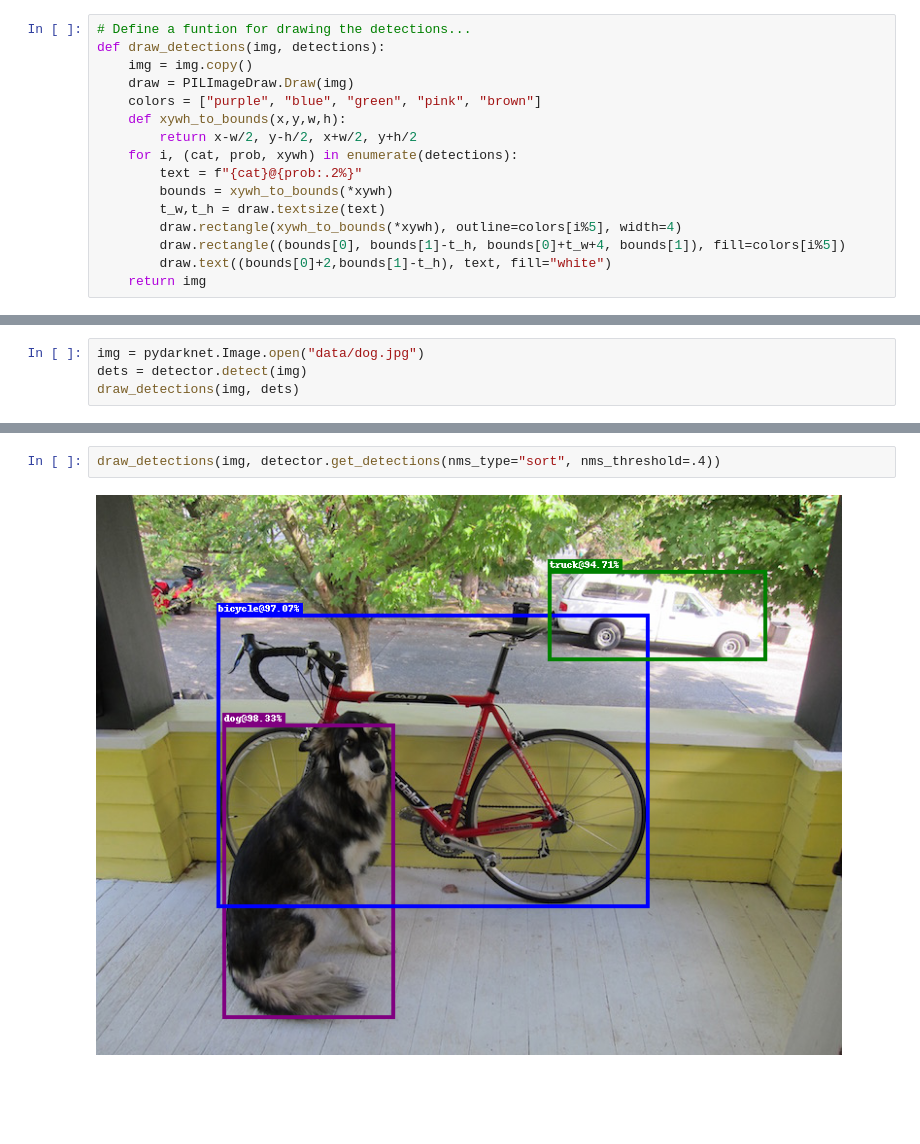
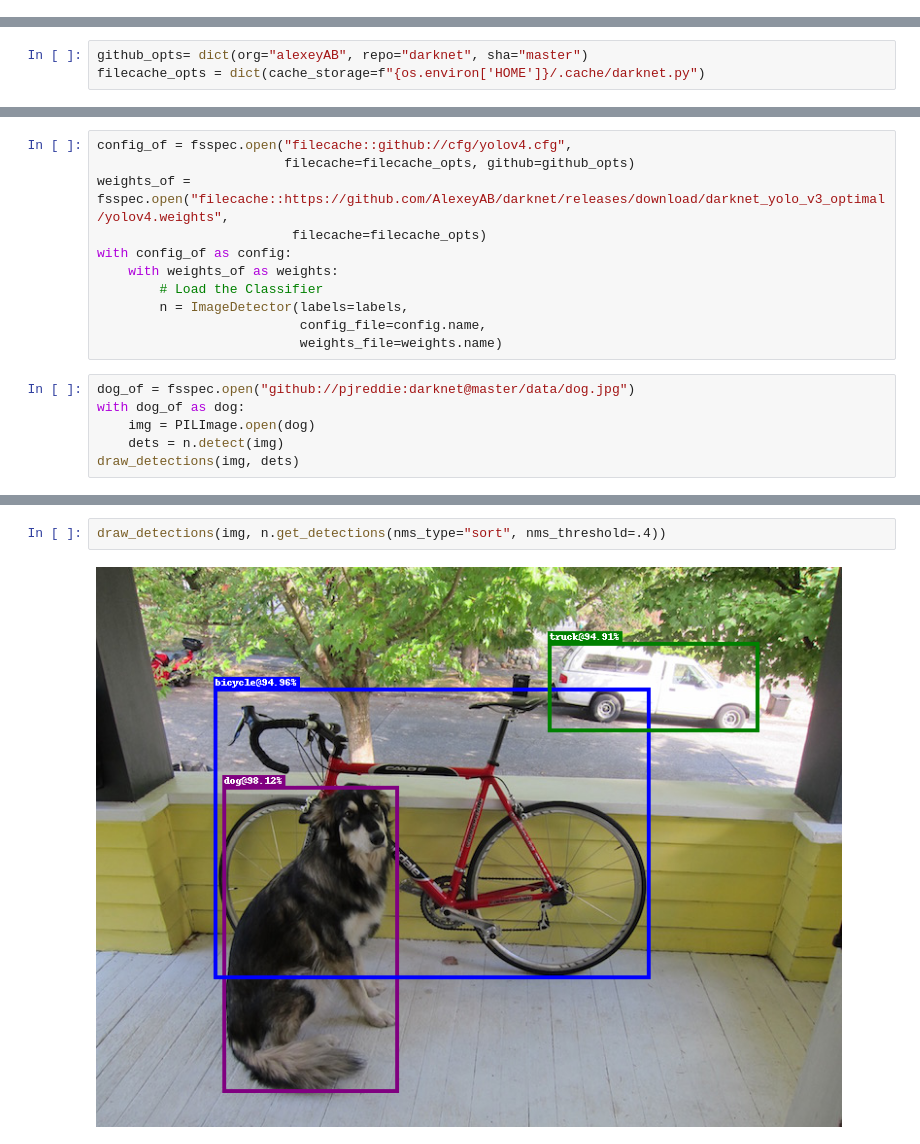
Before and after one commit to zeroae/darknet.py, a Jupyter notebook: examples/coco.ipynb, the cells around one changed output, grey strips where cells are left out. Saved outputs shown, nothing was run; the diff lists cells and outputs as text; blank space fills up the shorter version.

Commit message:
Use fsspec opens for coco.ipynb example

```diff
--- a/examples/coco.ipynb
+++ b/examples/coco.ipynb
@@ -19,16 +0,0 @@ detector = pydarknet.ImageDetector(
-# %%
-# Define a funtion for drawing the detections...
-def draw_detections(img, detections):
-    img = img.copy()
-    draw = PILImageDraw.Draw(img)
-    colors = ["purple", "blue", "green", "pink", "brown"]
-    def xywh_to_bounds(x,y,w,h):
-        return x-w/2, y-h/2, x+w/2, y+h/2
-    for i, (cat, prob, xywh) in enumerate(detections):
-        text = f"{cat}@{prob:.2%}"
-        bounds = xywh_to_bounds(*xywh)
-        t_w,t_h = draw.textsize(text)
-        draw.rectangle(xywh_to_bounds(*xywh), outline=colors[i%5], width=4)
-        draw.rectangle((bounds[0], bounds[1]-t_h, bounds[0]+t_w+4, bounds[1]), fill=colors[i%5])
-        draw.text((bounds[0]+2,bounds[1]-t_h), text, fill="white")
-    return img
@@ -34,0 +8,3 @@ def draw_detections(img, detections):
+# %%
+github_opts= dict(org="alexeyAB", repo="darknet", sha="master")
+filecache_opts = dict(cache_storage=f"{os.environ['HOME']}/.cache/darknet.py")
@@ -35,5 +16,18 @@ def draw_detections(img, detections):
+# %%
+config_of = fsspec.open("filecache::github://cfg/yolov4.cfg",
+                        filecache=filecache_opts, github=github_opts)
+weights_of = fsspec.open("filecache::https://github.com/AlexeyAB/darknet/releases/download/darknet_yolo_v3_optimal/yolov4.weights",
+                         filecache=filecache_opts)
+with config_of as config:
+    with weights_of as weights:
+        # Load the Classifier
+        n = ImageDetector(labels=labels,
+                          config_file=config.name,
+                          weights_file=weights.name)
 # %%
-img = pydarknet.Image.open("data/dog.jpg")
-dets = detector.detect(img)
+dog_of = fsspec.open("github://pjreddie:darknet@master/data/dog.jpg")
+with dog_of as dog:
+    img = PILImage.open(dog)
+    dets = n.detect(img)
 draw_detections(img, dets)
 # %% [output]
@@ -41,5 +35,5 @@ draw_detections(img, dets)
 # %%
-draw_detections(img, detector.get_detections(nms_type="sort", nms_threshold=.4))
+draw_detections(img, n.get_detections(nms_type="sort", nms_threshold=.4))
 # %% [output]
-[figure, old version]
+[figure, new version]
 # %%
```
Also changed, not shown: parts of 8 cells of this notebook.
